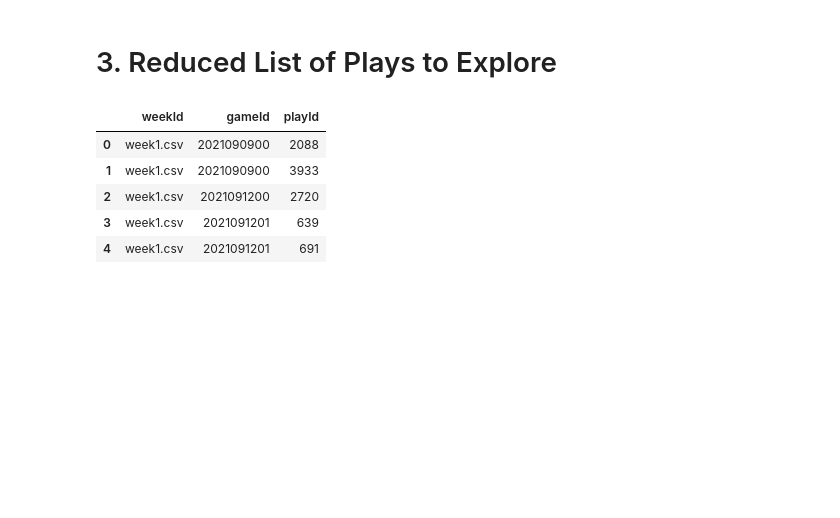
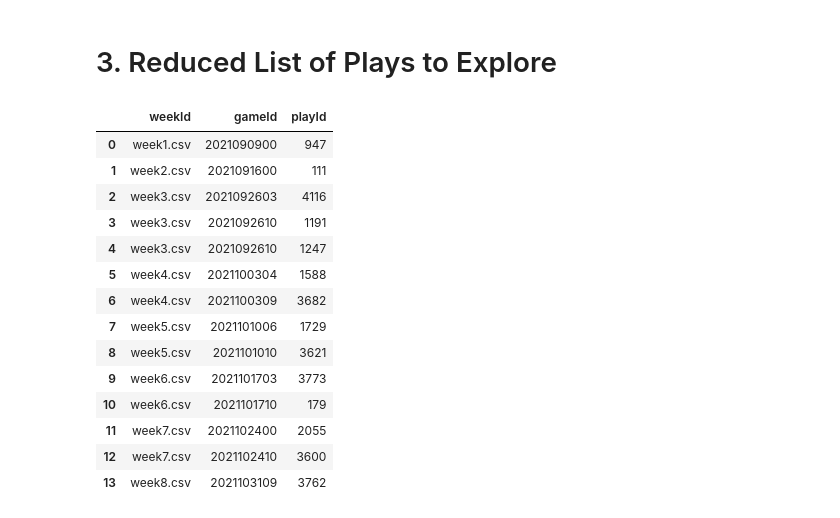
Before and after one commit to mcachosoblechero/MagicNFL, a Jupyter notebook: exploration/experimentation_pipeline.ipynb, the cells around one changed output. Saved outputs shown, nothing was run; the diff lists cells and outputs as text; code cells hidden in the pictures; blank space fills up the shorter version.

```diff
--- a/exploration/experimentation_pipeline.ipynb
+++ b/exploration/experimentation_pipeline.ipynb
@@ -105,11 +88,20 @@ visualize_play(week1_data, gameId, playId, config)
 # 3. Reduced List of Plays to Explore
 # %%
 plays = pd.read_csv(f"{input_path}/plays_analysis.csv")
-plays.head(5)
+plays
 # %% [output]
 |  | weekId | gameId | playId |
-| 0 | week1.csv | 2021090900 | 2088 |
-| 1 | week1.csv | 2021090900 | 3933 |
-| 2 | week1.csv | 2021091200 | 2720 |
-| 3 | week1.csv | 2021091201 | 639 |
-| 4 | week1.csv | 2021091201 | 691 |
+| 0 | week1.csv | 2021090900 | 947 |
+| 1 | week2.csv | 2021091600 | 111 |
+| 2 | week3.csv | 2021092603 | 4116 |
+| 3 | week3.csv | 2021092610 | 1191 |
+| 4 | week3.csv | 2021092610 | 1247 |
+| 5 | week4.csv | 2021100304 | 1588 |
+| 6 | week4.csv | 2021100309 | 3682 |
+| 7 | week5.csv | 2021101006 | 1729 |
+| 8 | week5.csv | 2021101010 | 3621 |
+| 9 | week6.csv | 2021101703 | 3773 |
+| 10 | week6.csv | 2021101710 | 179 |
+| 11 | week7.csv | 2021102400 | 2055 |
+| 12 | week7.csv | 2021102410 | 3600 |
+| 13 | week8.csv | 2021103109 | 3762 |
```
Also changed, not shown: parts of 4 cells of this notebook, 2 other files.
